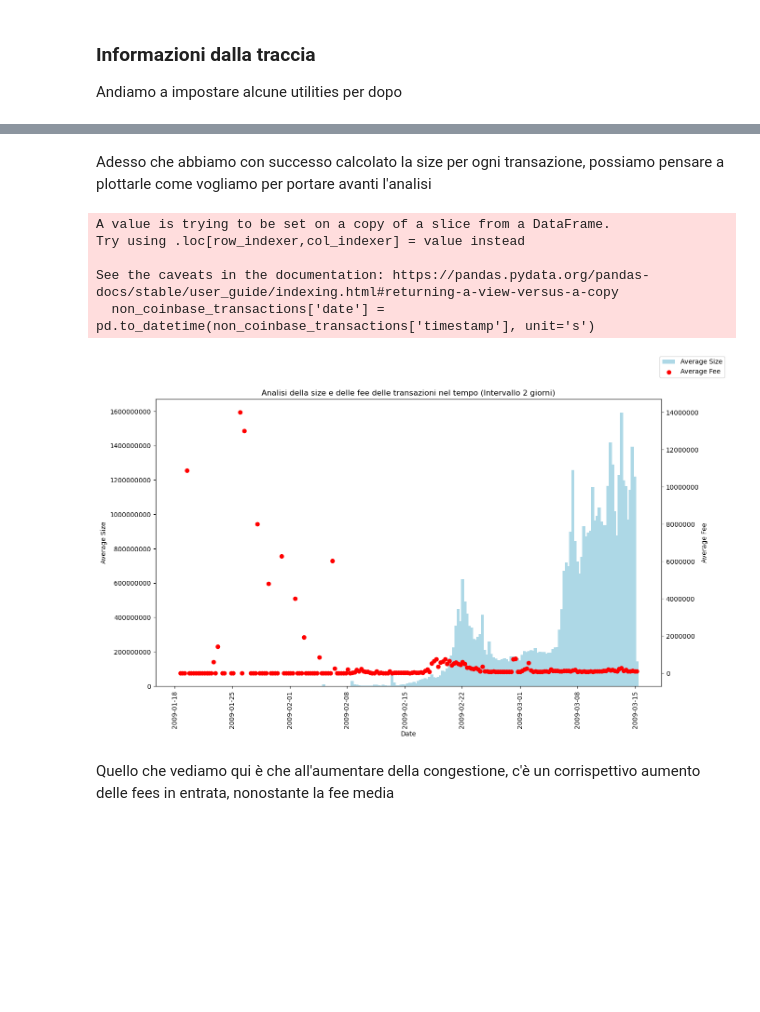
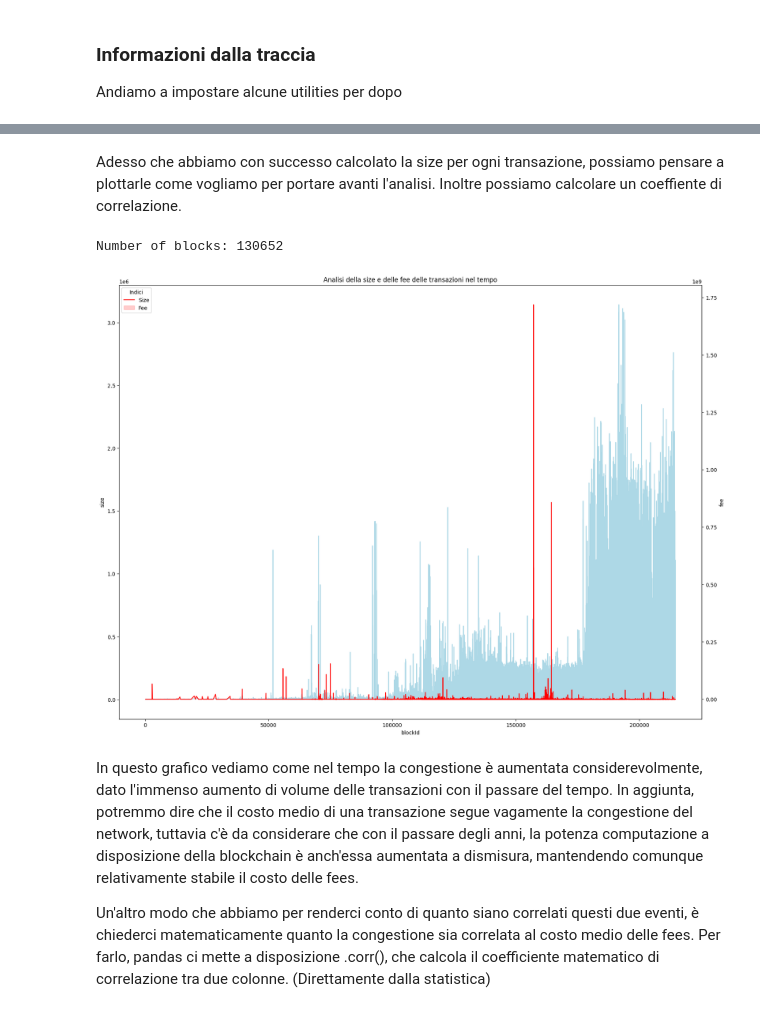
Before and after one commit to FireWtap/CraFTY, a Jupyter notebook: scrapy.ipynb, the cells around one changed output, grey strips where cells are left out. Cells and saved outputs as stored; diff of their text form; code cells hidden in the pictures; blank space fills up the shorter version.

```diff
--- a/scrapy.ipynb
+++ b/scrapy.ipynb
@@ -135,44 +161,31 @@ Done calculating the size of the transactions.
 # %% [markdown]
-Adesso che abbiamo con successo calcolato la size per ogni transazione, possiamo pensare a plottarle come vogliamo per portare avanti l'analisi
+Adesso che abbiamo con successo calcolato la size per ogni transazione, possiamo pensare a plottarle come vogliamo per portare avanti l'analisi. Inoltre possiamo calcolare un coeffiente di correlazione.
-# %%
-#Serve a rendere il timestamp una data usabile dal grouper
-non_coinbase_transactions['date'] = pd.to_datetime(non_coinbase_transactions['timestamp'], unit='s')
-# Grouppo per timestamp e calcolo la somma delle transazioni per intervallo e la media delle fees
-# Grouper mi permette di richiedere un raggruppamento temporale con una frequenza di 2 settimane
-grouped = non_coinbase_transactions.groupby(pd.Grouper(key='date', freq='W')).agg({
-    'size': 'sum',
-    'fee': 'mean'
-}).reset_index()
-# Plot
-fig, ax1 = plt.subplots(figsize=(14, 8))
-
-# Questo è il barplot per la size media delle transazioni
-ax1.bar(grouped['date'], grouped['size'], width=10, color='lightblue', label='Average Size')
-ax1.set_xlabel('Date')
-ax1.set_ylabel('Average Size')
-
-# Modifica la rotazione e l'allineamento delle etichette dell'asse x
-ax1.tick_params(axis='x', rotation=90)
-ax1.set_xticklabels(grouped['date'].dt.strftime('%Y-%m-%d'))
-ax1.ticklabel_format(style='plain', axis='y')
-
-# Scatter plot per la fee media che appare dove c'è il barplot della size
-ax2 = ax1.twinx()
-ax2.scatter(grouped['date'], grouped['fee'], color='red', label='Average Fee')
-ax2.set_ylabel('Average Fee')
-ax2.ticklabel_format(style='plain', axis='y')
-
-# Combine legends from both axes
-fig.legend(loc='upper right')
-
-plt.title('Analisi della size e delle fee delle transazioni nel tempo (Intervallo 2 giorni)')
-plt.show()
-# %% [output]
-A value is trying to be set on a copy of a slice from a DataFrame.
-Try using .loc[row_indexer,col_indexer] = value instead
-
-See the caveats in the documentation: https://pandas.pydata.org/pandas-docs/stable/user_guide/indexing.html#returning-a-view-versus-a-copy
-  non_coinbase_transactions['date'] = pd.to_datetime(non_coinbase_transactions['timestamp'], unit='s')
-[figure, removed]
-# %% [markdown]
-Quello che vediamo qui è che all'aumentare della congestione, c'è un corrispettivo aumento delle fees in entrata, nonostante la fee media
+# %%
+# Ci torna comodo trasformare il timestamp in un tipo data
+non_coinbase_transactions['date'] = pd.to_datetime(non_coinbase_transactions['timestamp'], unit='s')
+print("Number of blocks:", len(non_coinbase_transactions["blockId"].unique()))
+# Proviamo ad usare i blocchi come indice temporale, considerando che un blocco è un insieme di transazioni che avvengono in un certo intervallo di tempo e non può in nessun caso superare 1 milione di vbytes
+
+# Gruppo per blockId e calcolo la somma delle transazioni per intervallo e la media delle fees
+grouped = non_coinbase_transactions.groupby("blockId").agg({ #Funzione di aggregazione
+    'size': 'sum', #Somme delle size per intervallo, la congestione
+    'fee': 'mean' #Media delle fee per intervallo, il costo medio di una transazione
+}).reset_index()
+
+# Proviamo a vedere separatamente come si comportano questi due indici in due grafici affiancati
+fig, ax =plt.subplots() #Creo la figura
+ax2 = ax.twinx() #Clono l'asse
+fig.set_figheight(15)
+fig.set_figwidth(20)
+sns.lineplot(data=grouped, x='blockId', y='size', ax=ax, color='lightblue')
+sns.lineplot(data=grouped, x='blockId', y='fee', ax=ax2, color='red')
+plt.legend(title="Indici", labels=['Size', 'Fee'], loc='upper left')
+plt.title('Analisi della size e delle fee delle transazioni nel tempo')
+plt.show()
+# %% [output]
+Number of blocks: 130652
+[figure, added]
+# %% [markdown]
+In questo grafico vediamo come nel tempo la congestione è aumentata considerevolmente, dato l'immenso aumento di volume delle transazioni con il passare del tempo. In aggiunta, potremmo dire che il costo medio di una transazione segue vagamente la congestione del network, tuttavia c'è da considerare che con il passare degli anni, la potenza computazione a disposizione della blockchain è anch'essa aumentata a dismisura, mantendendo comunque relativamente stabile il costo delle fees.
+
+Un'altro modo che abbiamo per renderci conto di quanto siano correlati questi due eventi, è chiederci matematicamente quanto la congestione sia correlata al costo medio delle fees. Per farlo, pandas ci mette a disposizione .corr(), che calcola il coefficiente matematico di correlazione tra due colonne. (Direttamente dalla statistica)
```
Also changed, not shown: parts of 9 cells of this notebook.
